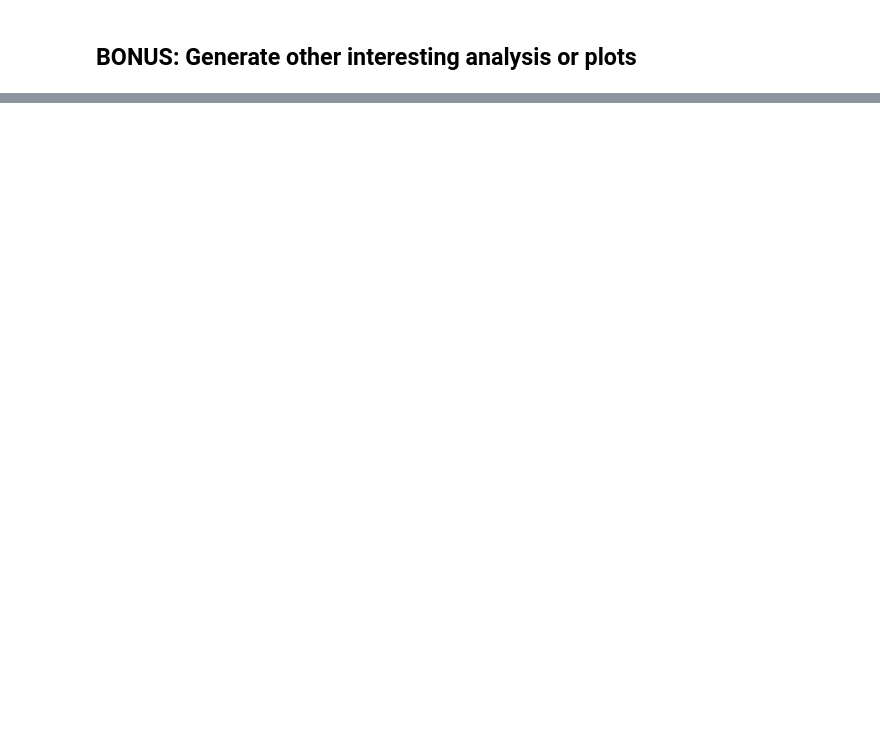
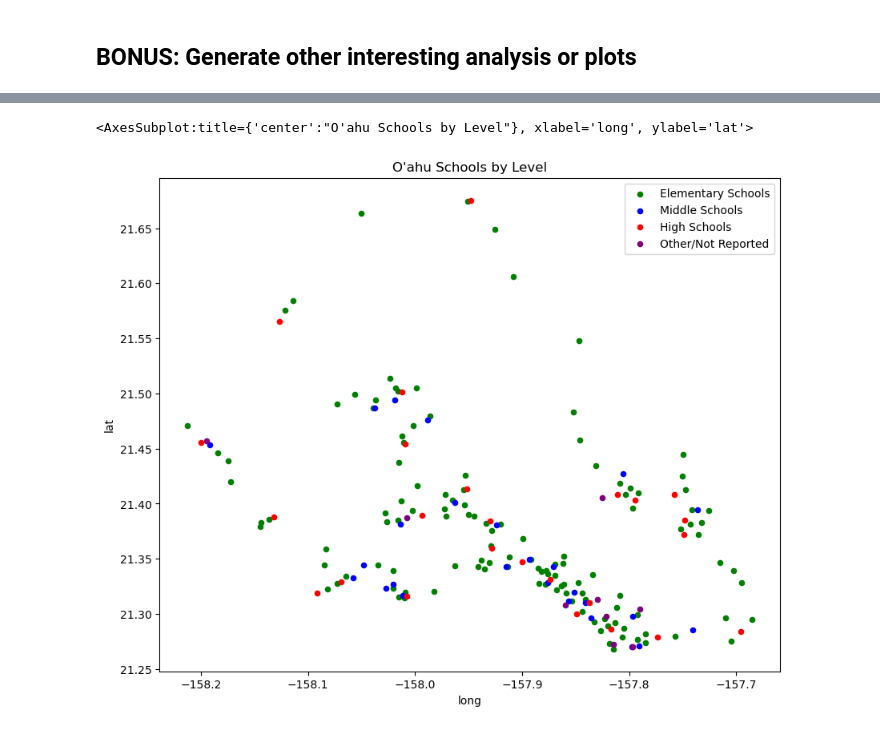
Before and after one commit to redtea3930/US_School_Analysis, a Jupyter notebook: public_school_analysis.ipynb, the cells around one changed output, grey strips where cells are left out. Cells and saved outputs as stored; diff of their text form; code cells hidden in the pictures; blank space fills up the shorter version.

```diff
--- a/public_school_analysis.ipynb
+++ b/public_school_analysis.ipynb
@@ -458,2 +485,15 @@ hi_schools['student_teacher_ratio'].mean()
 # %% [markdown]
 ## BONUS: Generate other interesting analysis or plots
+# %%
+# Your code below
+# Geographic plot of all schools on Oahu by level, Demographic breakdown of student body
+
+# From raw data extract entries with lat/long on Oahu
+# determine what level values are present in data
+
+oahu_schools_raw = data_w_location[(data_w_location['lat'] >= 21) &
+                               (data_w_location['lat'] <= 22) &
+                               (data_w_location['long'] <= -157.5) &
+                               (data_w_location['long'] >= -159)
+                              ]
+oahu_schools_raw['school_level'].value_counts()
@@ -459,0 +534,7 @@ hi_schools['student_teacher_ratio'].mean()
+# %%
+nulls_by_race = {'native': 0, 'asian': 0, 'black': 0, 'pacific': 0, 'hispanic': 0, 'multi': 0, 'white': 0}
+oahu_schools = oahu_schools_raw.fillna(value=nulls_by_race)
+
+
+#remaining nulls are irrelevant to geographic/demographic analysis and can remain
+oahu_schools.isnull().sum()
@@ -460,2 +558,19 @@ hi_schools['student_teacher_ratio'].mean()
 # %%
-# Your code below
+# import pyplot to plot multiple scatterplots on same chart.
+import matplotlib.pyplot as plt
+
+oahu_el_schools = oahu_schools[oahu_schools['school_level'] == 'Elementary']
+oahu_mid_schools = oahu_schools[oahu_schools['school_level'] == 'Middle']
+oahu_high_schools = oahu_schools[oahu_schools['school_level'] == 'High']
+oahu_other_schools = oahu_schools.loc[(oahu_schools['school_level'] != 'Elementary') &
+                                      (oahu_schools['school_level'] != 'Middle') &
+                                      (oahu_schools['school_level'] != 'High')]
+fig, ax = plt.subplots(figsize=(10, 8))
+oahu_el_schools.plot.scatter(x='long', y='lat', c='green', label='Elementary Schools', ax=ax)
+oahu_mid_schools.plot.scatter(x='long', y='lat', c='blue', label='Middle Schools', ax=ax)
+oahu_high_schools.plot.scatter(x='long', y='lat', c='red', label='High Schools', ax=ax)
+oahu_other_schools.plot.scatter(x='long', y='lat', c='purple', label='Other/Not Reported', ax=ax,
+                               title = 'O\'ahu Schools by Level')
+# %% [output]
+<AxesSubplot:title={'center':"O'ahu Schools by Level"}, xlabel='long', ylabel='lat'>
+[figure, added]
```
Also changed, not shown: parts of 19 cells of this notebook.
